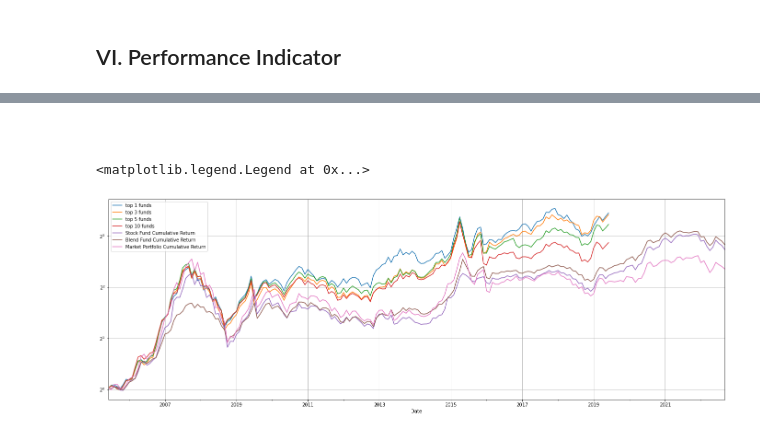
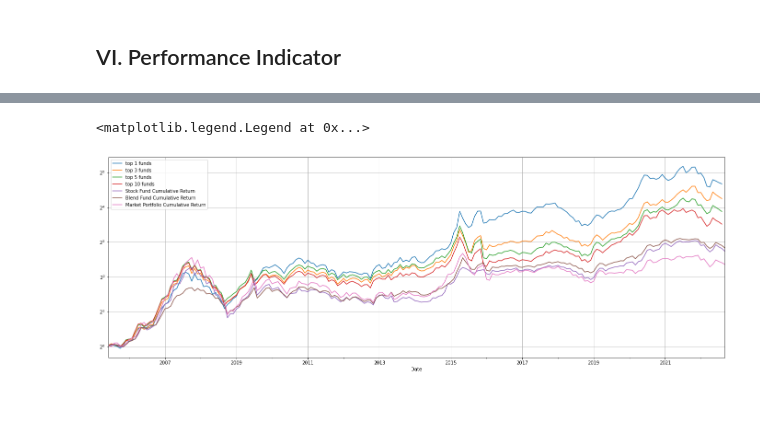
Before and after one commit to dacianpeng/mutual-fund-effective-or-not-Evidence-from-China, a Jupyter notebook: main.ipynb, the cells around one changed output, grey strips where cells are left out. Cells and saved outputs as stored; diff of their text form; code cells hidden in the pictures; blank space fills up the shorter version.

```diff
--- a/main.ipynb
+++ b/main.ipynb
@@ -1466,7 +1687,7 @@ def capm_α_ε_generation(x):
     else:
         return np.nan
 
-all_fund_capm_α_ε = return_of_all_fund_.loc['2005-6': '2019-6'].rolling(window = 36, min_periods = 36 - MAX_NA_NUM).apply(capm_α_ε_generation)
+all_fund_capm_α_ε = return_of_all_fund_.loc[start_time: end_time].rolling(window = 36, min_periods = 36 - MAX_NA_NUM).apply(capm_α_ε_generation)
 # %%
 a_mt = pd.merge(pd.Series(index=v_mnt.index.get_level_values(0), data=[np.nan] * len(v_mnt.index), name='temp'), all_fund_capm_α_ε, on='Date', how='left')
 
@@ -1660,9 +1977,0 @@ import matplotlib.pyplot as plt
-# %%
-for top_num in [1, 3 ,5 ,10]:
-    selected_funds = select_funds(top_num)
-    funds_return = pd.DataFrame(selected_funds).apply(lambda x: get_selected_fund_return(x, 'mkt'), axis=1)
-
-    plt.yscale('log', base=2)
-    (funds_return.loc[:'2019-6'] + 1).cumprod().plot(figsize=(16, 8), label=f'top {top_num} funds')
-    plt.grid()
-    plt.legend()
@@ -1671,4 +1977,0 @@ for top_num in [1, 3 ,5 ,10]:
-# %%
-selected_funds = select_funds(3)
-funds_return = pd.DataFrame(selected_funds).apply(lambda x: get_selected_fund_return(x, 'mkt'), axis=1)
-funds_return.loc['2015-12':'2016-6']
@@ -1707,2 +1977,0 @@ csmar_fund_resolution[csmar_fund_resolution.Symbol == '163406']
-# %% [markdown]
-###
@@ -1733,51 +1978,30 @@ filtered_index = reduce(lambda x, y: np.intersect1d(x, y), \
-# %%
-z_scored_all_factors = z_scored_all_factors.stack().loc[filtered_index].groupby(level=[0,1]).mean().unstack()
-def select_funds(top_num : int):
-    return z_scored_all_factors.apply(lambda x: x.nlargest(top_num).index, axis=1)
-
-selected_funds = select_funds(10)
-def get_selected_fund_return(date_funds, weighting='1/n'):
-
-    date = date_funds.name
-    funds = date_funds.values[0]
-
-    if weighting == '1/n':
-        return return_of_all_fund_.loc[date, funds].mean()
-
-    elif weighting == 'mkt':
-        weights = all_fund_weight.loc[date, funds]
-        weights /= weights.sum()
-        return (return_of_all_fund_.shift(-1).loc[date, funds] * weights).sum()
-
-funds_return = pd.DataFrame(selected_funds).apply(lambda x: get_selected_fund_return(x, 'mkt'), axis=1)
 # %%
-import matplotlib.pyplot as plt
 for top_num in [1, 3 ,5 ,10]:
     selected_funds = select_funds(top_num)
     funds_return = pd.DataFrame(selected_funds).apply(lambda x: get_selected_fund_return(x, 'mkt'), axis=1)
 
     plt.yscale('log', base=2)
-    (funds_return.loc[:'2019-6'] + 1).cumprod().plot(figsize=(24, 8), label=f'top {top_num} funds')
+    (funds_return + 1).cumprod().plot(figsize=(24, 8), label=f'top {top_num} funds')
 
 import matplotlib.pyplot as plt
 import pandas as pd
 import statsmodels.api as sm
 from IPython.display import display
 
 from data.SVC.svc_source import svc_source
 from data.TwoStepData.csmar_blend_fund_weight_yearly import csmar_blend_fund_weight_yearly
 from data.TwoStepData.csmar_stock_fund_weight_yearly import csmar_stock_fund_weight_yearly
 from data.TwoStepData.return_of_csmar_blend_fund import return_of_csmar_blend_fund
 from data.TwoStepData.return_of_csmar_stock_fund import return_of_csmar_stock_fund
 from data.TwoStepData.regression_source import regression_source
 from utils.functions import *
 
-((return_of_csmar_stock_fund.unstack().T.dropna(how='all').sort_index() * csmar_stock_fund_weight_yearly.sort_index()).sum(axis=1) + 1).loc['2005-6':].cumprod().plot(label='Stock Fund Cumulative Return')
-((return_of_csmar_blend_fund.unstack().T.dropna(how='all').sort_index() * csmar_blend_fund_weight_yearly.sort_index()).sum(axis=1) + 1).loc['2005-6':].cumprod().plot(label='Blend Fund Cumulative Return')
-((svc_source.loc['2005-6': ].mktrf + svc_source.loc['2005-6': ].rf) + 1).cumprod().plot(label='Market Portfolio Cumulative Return')
+((return_of_csmar_stock_fund.unstack().T.dropna(how='all').sort_index() * csmar_stock_fund_weight_yearly.sort_index()).sum(axis=1) + 1).loc[start_time:].cumprod().plot(label='Stock Fund Cumulative Return')
+((return_of_csmar_blend_fund.unstack().T.dropna(how='all').sort_index() * csmar_blend_fund_weight_yearly.sort_index()).sum(axis=1) + 1).loc[start_time:].cumprod().plot(label='Blend Fund Cumulative Return')
+((svc_source.loc[start_time: ].mktrf + svc_source.loc[start_time: ].rf) + 1).cumprod().plot(label='Market Portfolio Cumulative Return')
 
 plt.grid()
 plt.legend()
 # %% [output]
 <matplotlib.legend.Legend at 0x...>
-[figure, old version]
+[figure, new version]
```
Also changed, not shown: parts of 111 cells of this notebook, 21 other files.
